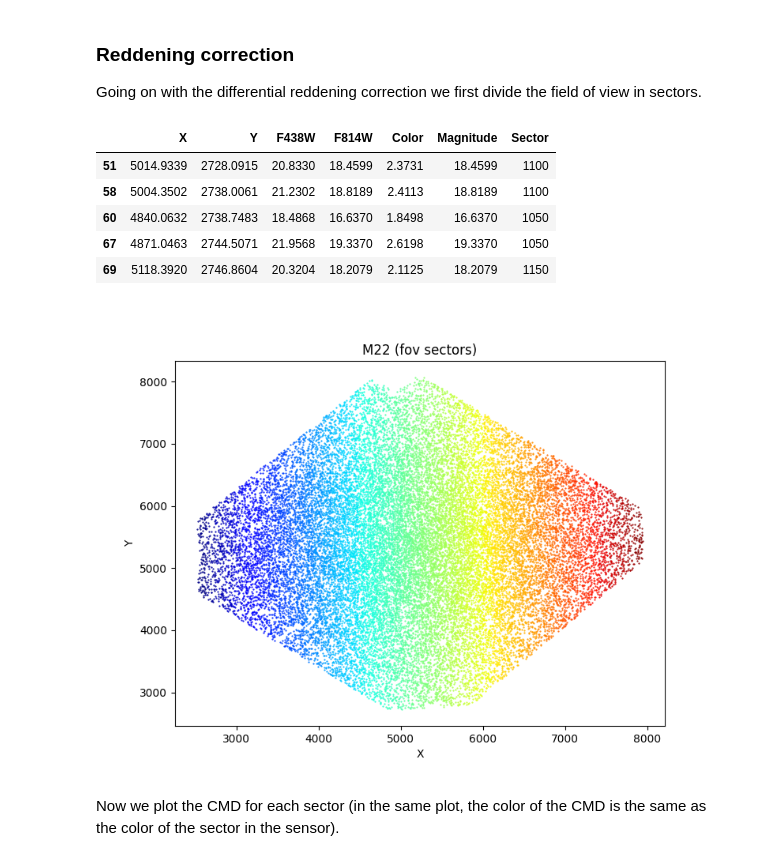
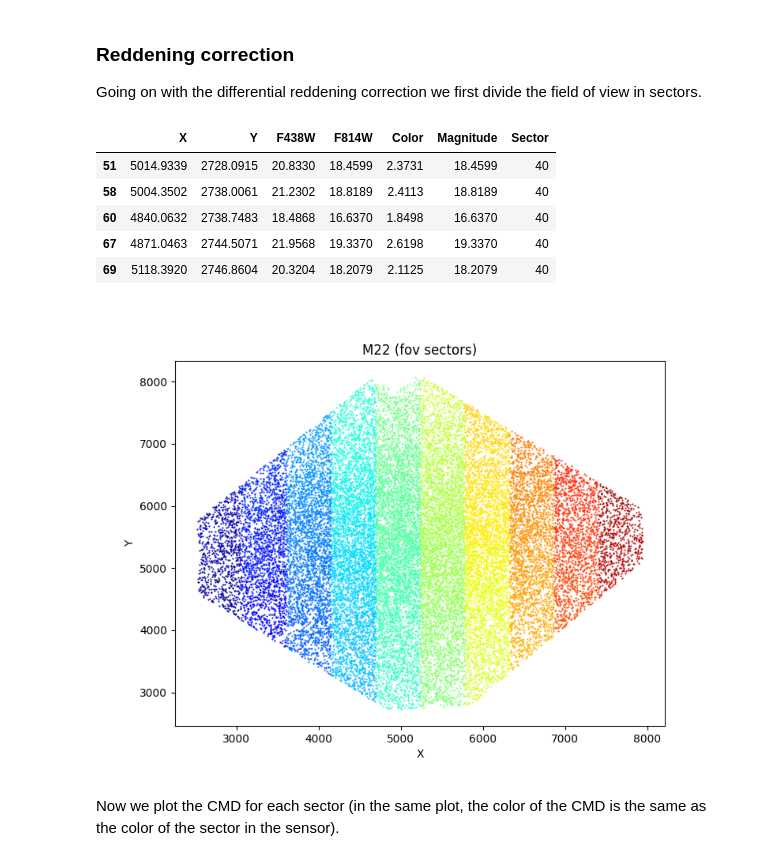
Before and after one commit to giadaaggio/stellar_rp, a Jupyter notebook: M22.ipynb, the cells around one changed output. Saved outputs shown, nothing was run; the diff lists cells and outputs as text; code cells hidden in the pictures.

```diff
--- a/M22.ipynb
+++ b/M22.ipynb
@@ -104,31 +104,31 @@ plt.show()
 ### Reddening correction
 Going on with the differential reddening correction we first divide the field of view in sectors.
 # %%
-n_sectors_x = 50  # Number of sectors along x
-n_sectors_y = 50  # Number of sectors along y
+n_sectors_x = 10  # Number of sectors along x
+n_sectors_y = 10  # Number of sectors along y
 x_bins = np.linspace(data['X'].min(), data['X'].max(), n_sectors_x+1)
 y_bins = np.linspace(data['Y'].min(), data['Y'].max(), n_sectors_y+1)
 
 # assign a sector to each data point
 data['Sector'] = -1
 sector_colors = []
 
 for i in range(n_sectors_x):
     for j in range(n_sectors_y):
         sector_index = i * n_sectors_y + j
         sector_colors.append(sector_index)
         sector_data = (data['X'] >= x_bins[i]) & (data['X'] < x_bins[i+1]) & \
                       (data['Y'] >= y_bins[j]) & (data['Y'] < y_bins[j+1])
         data.loc[sector_data, 'Sector'] = sector_index
 
 data.head()
 # %% [output]
 |  | X | Y | F438W | F814W | Color | Magnitude | Sector |
-| 51 | 5014.9339 | 2728.0915 | 20.8330 | 18.4599 | 2.3731 | 18.4599 | 1100 |
-| 58 | 5004.3502 | 2738.0061 | 21.2302 | 18.8189 | 2.4113 | 18.8189 | 1100 |
-| 60 | 4840.0632 | 2738.7483 | 18.4868 | 16.6370 | 1.8498 | 16.6370 | 1050 |
-| 67 | 4871.0463 | 2744.5071 | 21.9568 | 19.3370 | 2.6198 | 19.3370 | 1050 |
-| 69 | 5118.3920 | 2746.8604 | 20.3204 | 18.2079 | 2.1125 | 18.2079 | 1150 |
+| 51 | 5014.9339 | 2728.0915 | 20.8330 | 18.4599 | 2.3731 | 18.4599 | 40 |
+| 58 | 5004.3502 | 2738.0061 | 21.2302 | 18.8189 | 2.4113 | 18.8189 | 40 |
+| 60 | 4840.0632 | 2738.7483 | 18.4868 | 16.6370 | 1.8498 | 16.6370 | 40 |
+| 67 | 4871.0463 | 2744.5071 | 21.9568 | 19.3370 | 2.6198 | 19.3370 | 40 |
+| 69 | 5118.3920 | 2746.8604 | 20.3204 | 18.2079 | 2.1125 | 18.2079 | 40 |
 # %%
 # plot the sensor sectors with different colors
 plt.figure(figsize=(8, 6))
@@ -143,7 +143,7 @@ plt.ylabel('Y')
 plt.title('M22 (fov sectors)')
 plt.show()
 # %% [output]
-[figure, old version]
+[figure, new version]
 # %% [markdown]
 Now we plot the CMD for each sector (in the same plot, the color of the CMD is the same as the color of the sector in the sensor).
 # %%
```
Also changed, not shown: parts of 4 cells of this notebook, 1 other file.
